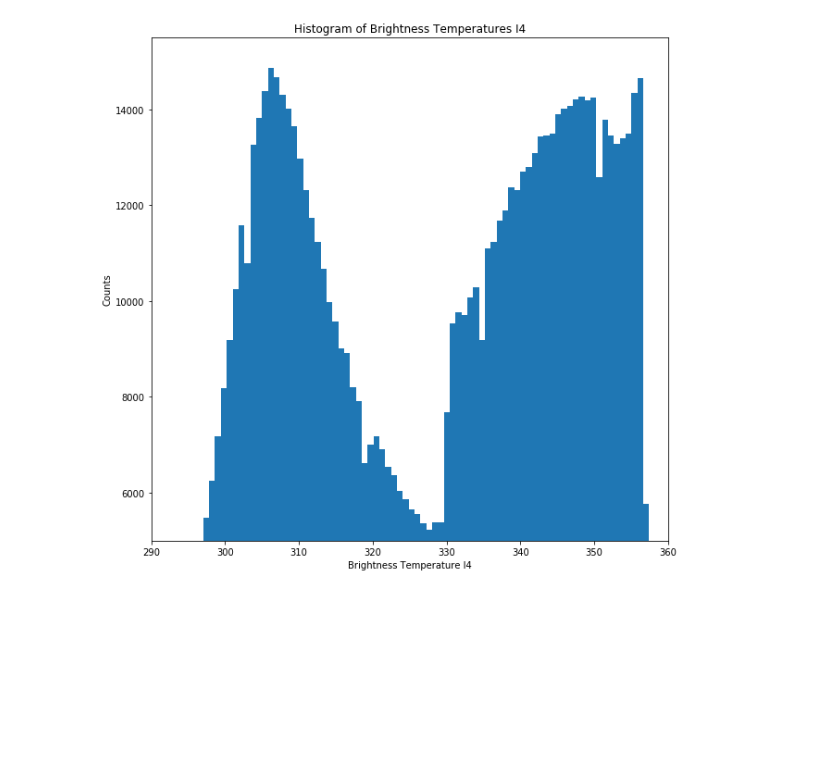
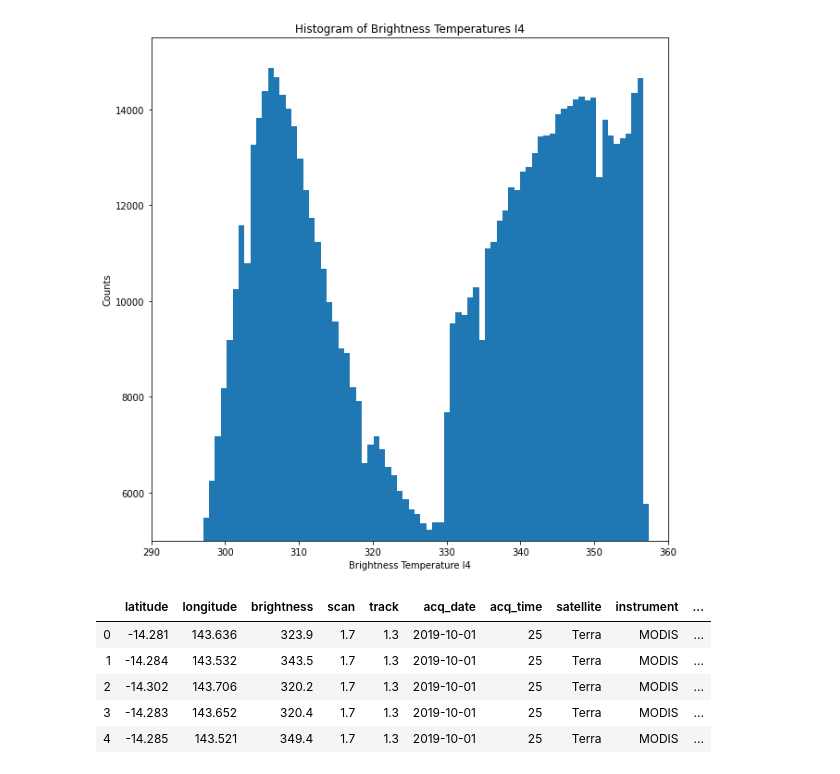
Before and after one commit to shahzadahsan97/Australia_wildfire, a Jupyter notebook: wildfire.ipynb, the cells around one changed output. Drawn from its saved outputs; the diff is of its cells as text; code cells hidden in the pictures; blank space fills up the shorter version.

```diff
--- a/wildfire.ipynb
+++ b/wildfire.ipynb
@@ -62,3 +62,14 @@ ax.set_ylabel("Counts")
 # %% [output]
 Text(0, 0.5, 'Counts')
 [figure]
+# %%
+df1=pd.read_csv('fire_nrt_M6_96619.csv')
+# %%
+df1.head()
+# %% [output]
+|  | latitude | longitude | brightness | scan | track | acq_date | acq_time | satellite | instrument | ... |
+| 0 | -14.281 | 143.636 | 323.9 | 1.7 | 1.3 | 2019-10-01 | 25 | Terra | MODIS | ... |
+| 1 | -14.284 | 143.532 | 343.5 | 1.7 | 1.3 | 2019-10-01 | 25 | Terra | MODIS | ... |
+| 2 | -14.302 | 143.706 | 320.2 | 1.7 | 1.3 | 2019-10-01 | 25 | Terra | MODIS | ... |
+| 3 | -14.283 | 143.652 | 320.4 | 1.7 | 1.3 | 2019-10-01 | 25 | Terra | MODIS | ... |
+| 4 | -14.285 | 143.521 | 349.4 | 1.7 | 1.3 | 2019-10-01 | 25 | Terra | MODIS | ... |
```
Also changed, not shown: parts of 5 cells of this notebook.
